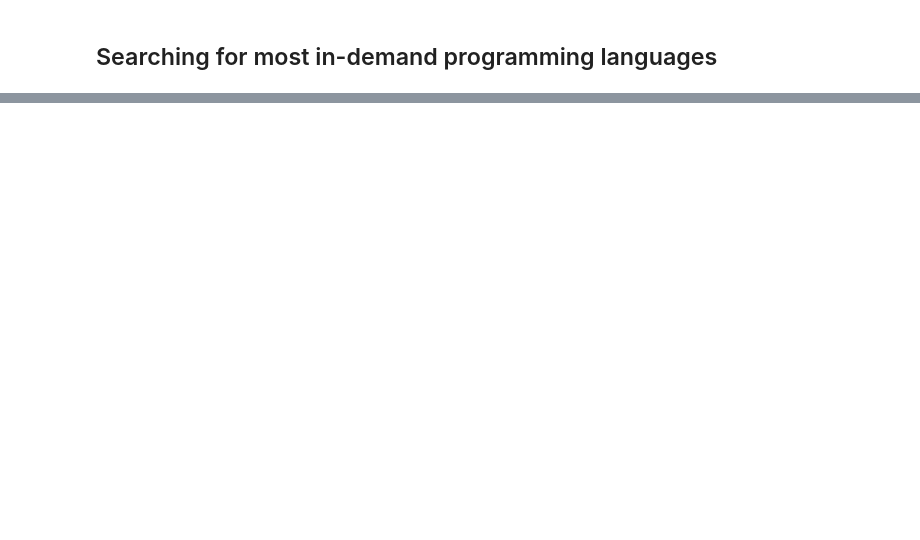
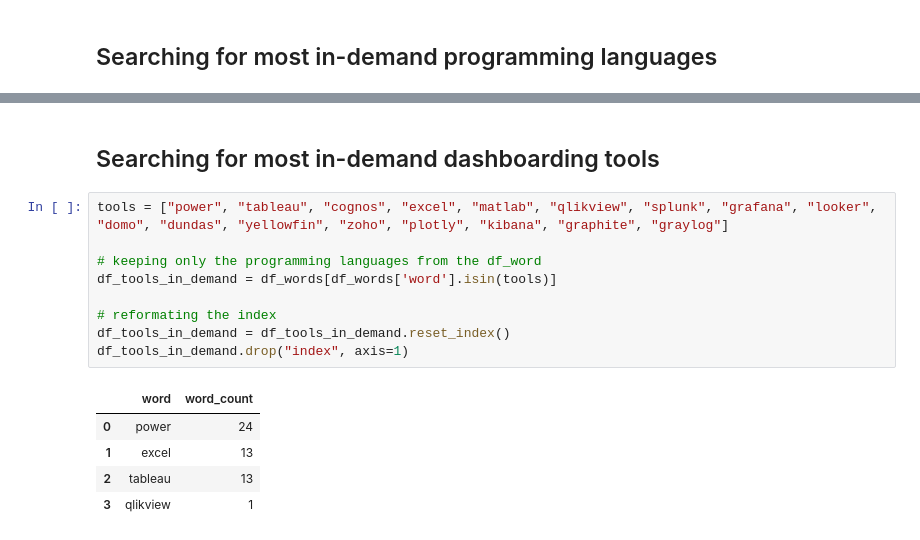
Before and after one commit to M4URIC3-afk/Job_Offer_Scraping, a Jupyter notebook: Main.ipynb, the cells around one changed output, grey strips where cells are left out. Cells and saved outputs as stored; diff of their text form; blank space fills up the shorter version.

```diff
--- a/Main.ipynb
+++ b/Main.ipynb
@@ -360,0 +338,17 @@ df_words[df_words['word'].isin(langs)]
+# %% [markdown]
+## Searching for most in-demand dashboarding tools
+# %%
+tools = ["power", "tableau", "cognos", "excel", "matlab", "qlikview", "splunk", "grafana", "looker", "domo", "dundas", "yellowfin", "zoho", "plotly", "kibana", "graphite", "graylog"]
+
+# keeping only the programming languages from the df_word
+df_tools_in_demand = df_words[df_words['word'].isin(tools)]
+
+# reformating the index
+df_tools_in_demand = df_tools_in_demand.reset_index()
+df_tools_in_demand.drop("index", axis=1)
+# %% [output]
+|  | word | word_count |
+| 0 | power | 24 |
+| 1 | excel | 13 |
+| 2 | tableau | 13 |
+| 3 | qlikview | 1 |
```
Also changed, not shown: parts of 31 cells of this notebook, 2 other files.
